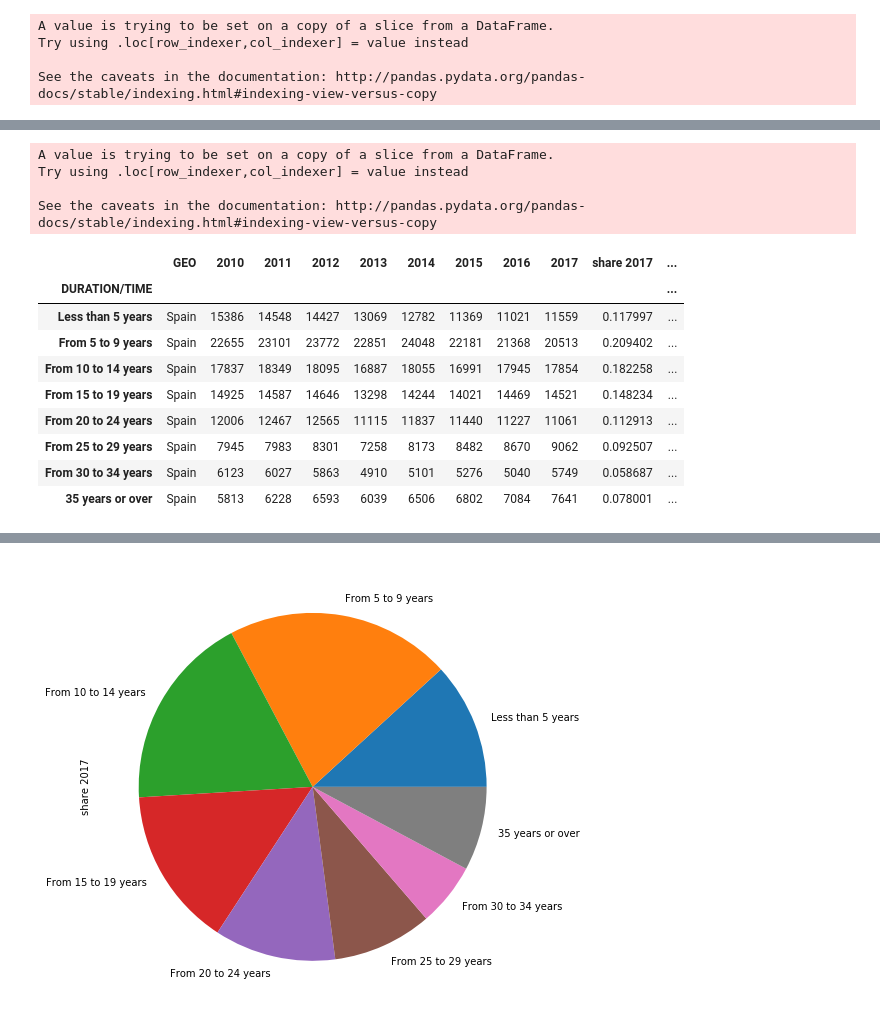
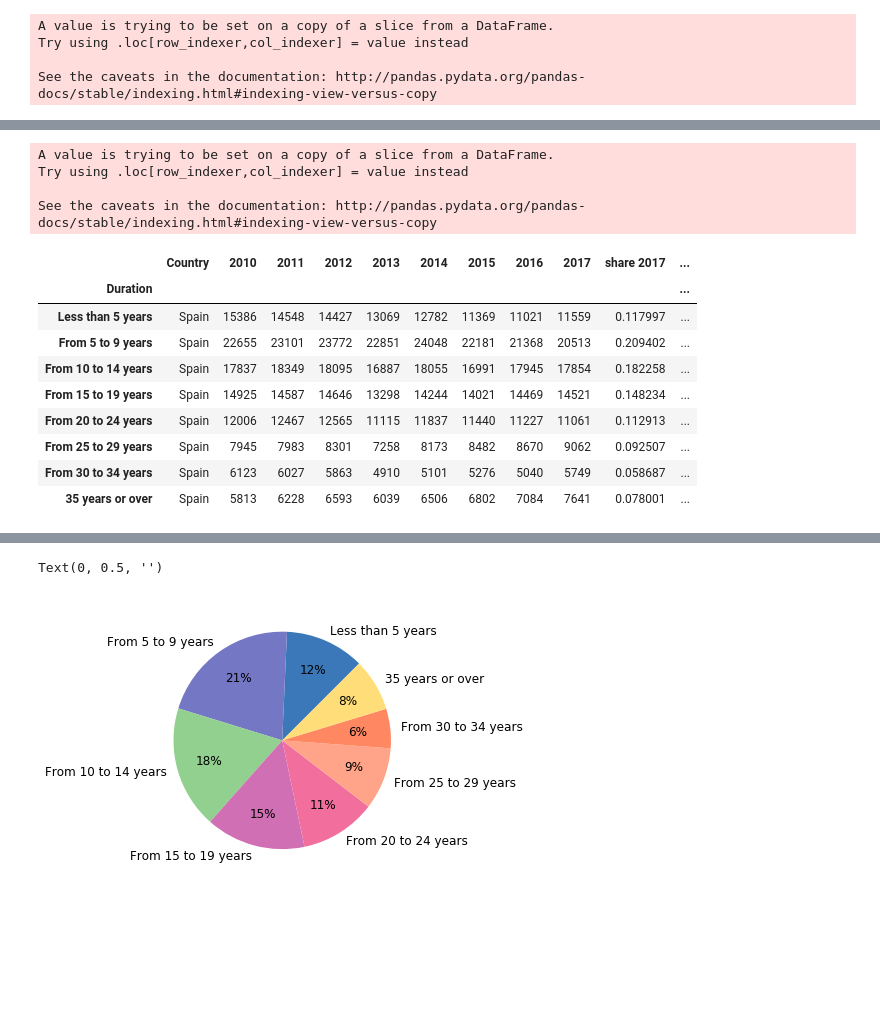
Before and after one commit to VilmaDaukantaite/your-own-project, a Jupyter notebook: data_cleaning_workbook.ipynb, the cells around one changed output, grey strips where cells are left out. Saved outputs shown, nothing was run; the diff lists cells and outputs as text; code cells hidden in the pictures; blank space fills up the shorter version.

```diff
--- a/data_cleaning_workbook.ipynb
+++ b/data_cleaning_workbook.ipynb
@@ -293,7 +354,7 @@ marriage_length_grouped = pd.read_excel("./sources/marriage_length.xls", header
 # %%
-marriage_length_grouped_spain = marriage_length_grouped.get(marriage_length_grouped.GEO == "Spain")
+marriage_length_grouped_spain = marriage_length_grouped.get(marriage_length_grouped.Country == "Spain")
 marriage_length_grouped_spain["share 2017"] = marriage_length_grouped_spain["2017"].apply(lambda x: x/97960)
-marriage_length_grouped_spain.set_index("DURATION/TIME", inplace = True)
+marriage_length_grouped_spain.set_index("Duration", inplace = True)
 marriage_length_grouped_spain = marriage_length_grouped_spain.drop(["Total"])
 marriage_length_grouped_spain['cumulative'] = marriage_length_grouped_spain["share 2017"].cumsum()
 marriage_length_grouped_spain
@@ -302,8 +363,8 @@ A value is trying to be set on a copy of a slice from a DataFrame.
 Try using .loc[row_indexer,col_indexer] = value instead
 
 See the caveats in the documentation: http://pandas.pydata.org/pandas-docs/stable/indexing.html#indexing-view-versus-copy
-|  | GEO | 2010 | 2011 | 2012 | 2013 | 2014 | 2015 | 2016 | 2017 | share 2017 | ... |
-| DURATION/TIME |  |  |  |  |  |  |  |  |  |  | ... |
+|  | Country | 2010 | 2011 | 2012 | 2013 | 2014 | 2015 | 2016 | 2017 | share 2017 | ... |
+| Duration |  |  |  |  |  |  |  |  |  |  | ... |
 | Less than 5 years | Spain | 15386 | 14548 | 14427 | 13069 | 12782 | 11369 | 11021 | 11559 | 0.117997 | ... |
 | From 5 to 9 years | Spain | 22655 | 23101 | 23772 | 22851 | 24048 | 22181 | 21368 | 20513 | 0.209402 | ... |
 | From 10 to 14 years | Spain | 17837 | 18349 | 18095 | 16887 | 18055 | 16991 | 17945 | 17854 | 0.182258 | ... |
@@ -313,7 +374,12 @@ See the caveats in the documentation: http://pandas.pydata.org/pandas-docs/stabl
 | From 30 to 34 years | Spain | 6123 | 6027 | 5863 | 4910 | 5101 | 5276 | 5040 | 5749 | 0.058687 | ... |
 | 35 years or over | Spain | 5813 | 6228 | 6593 | 6039 | 6506 | 6802 | 7084 | 7641 | 0.078001 | ... |
 # %%
-spain_plot1 = marriage_length_grouped_spain.drop(columns = ["GEO", "2010", "2011", "2012",
-                                                            "2013", "2014", "2015", "2016", "2017"])
-spain_plot.plot.pie(subplots = True, figsize = (8,8), legend = None)
+spain_plot1 = marriage_length_grouped_spain.drop(columns = ["Country", "2010", "2011", "2012",
+                                                            "2013", "2014", "2015", "2016",
+                                                            "2017"])
+colors = ['#3a78ba','#7477c4','#91d08f','#d16fb4', '#f16e9d', '#ffa488', '#ff8862', '#ffde7a']
+spain_plot.plot.pie(subplots = True, figsize = (5,5), colors=colors, legend = None,
+                    textprops={'fontsize': 12}, startangle=45, autopct='%1.0f%%',
+                    pctdistance=0.7)
+plt.axes().set_ylabel('')
 # %% [output]
@@ -322,2 +388,3 @@ array([<matplotlib.axes._subplots.AxesSubplot object at 0x...>],
+Text(0, 0.5, '')
-[figure, old version]
+[figure, new version]
 # %%
```
Also changed, not shown: parts of 49 cells of this notebook.
